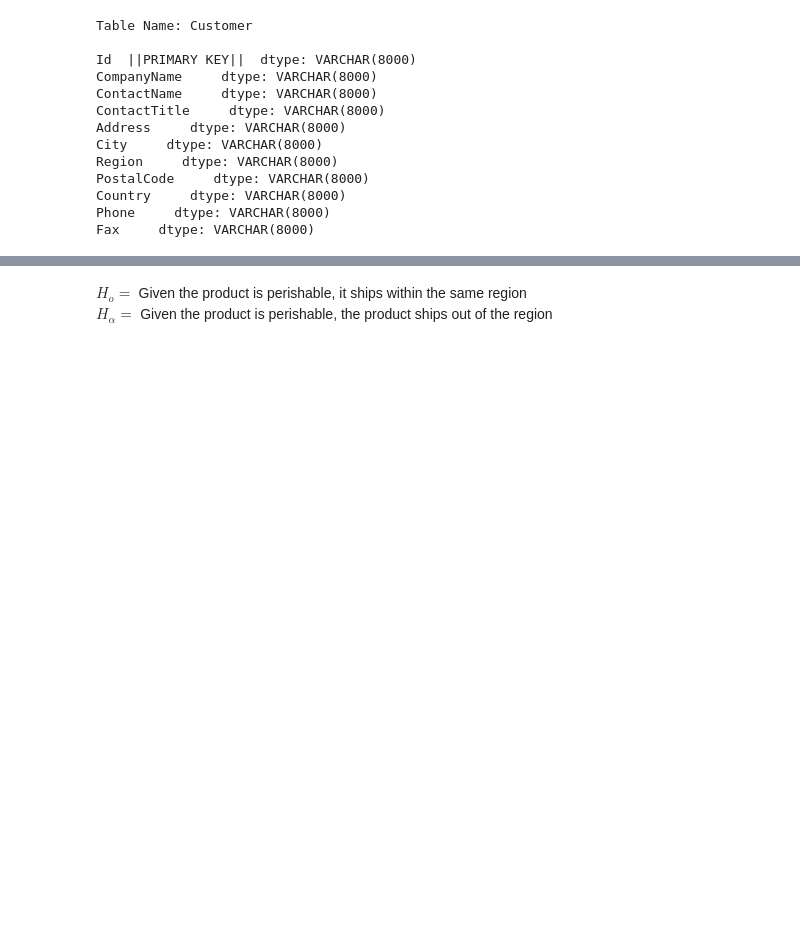
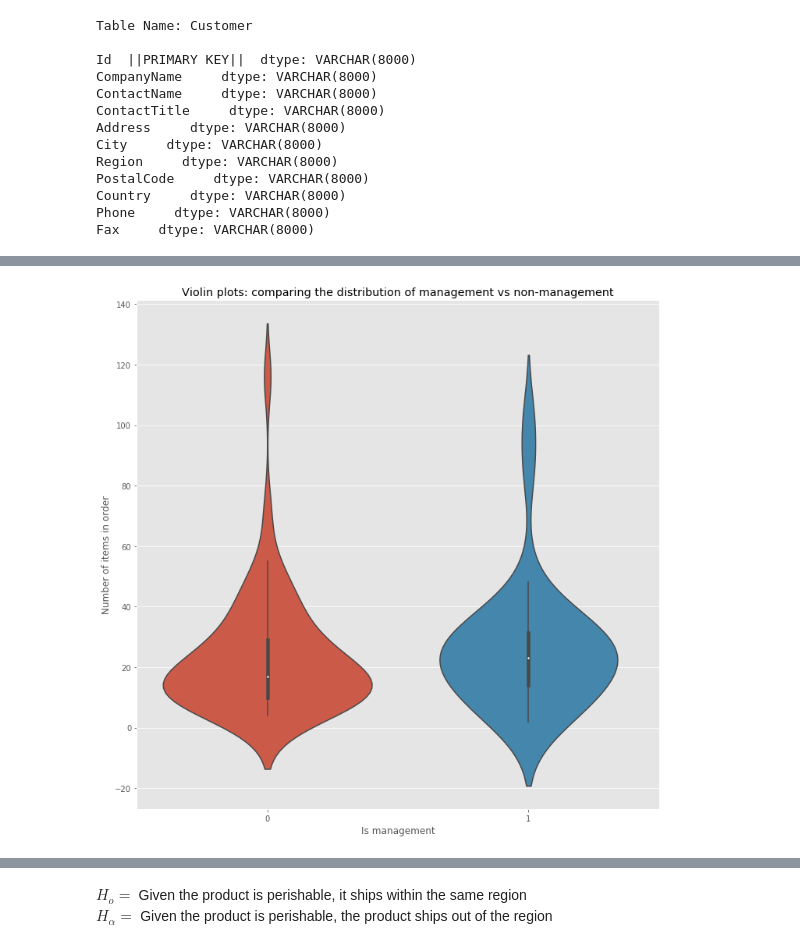
Before and after one commit to Socjon/dsc-2-final-project-online-ds-pt-100118, a Jupyter notebook: rough.ipynb, the cells around one changed output, grey strips where cells are left out. Cells and saved outputs as stored; diff of their text form; code cells hidden in the pictures; blank space fills up the shorter version.

```diff
--- a/rough.ipynb
+++ b/rough.ipynb
@@ -24,8 +24,10 @@ from statsmodels.formula.api import ols
 from statsmodels.stats.multicomp import pairwise_tukeyhsd
 from statsmodels.stats.multicomp import MultiComparison
 
-from scipy.stats import ttest_1samp
-from scipy.stats import levene, shapiro, probplot
+from scipy.stats import ttest_1samp, ttest_ind
+from scipy.stats import levene, shapiro
+
+plt.style.use('ggplot')
 # %%
 #engine = create_engine('sqlite:///Northwind_large.sqlite', echo=True)
 engine = create_engine('sqlite:///Northwind_small.sqlite', echo=True)
@@ -829,0 +819,3 @@ Name: ContactTitle, dtype: int64
+# %%
+df.drop(index=0, inplace=True)
+df.describe()
@@ -829,0 +832,2 @@ Name: ContactTitle, dtype: int64
+# %%
+df['is_mgmt'] = np.where(df.ContactTitle.str.contains('anager'),1,0) #also could have used .lower() to include the full word
@@ -829,0 +848,8 @@ Name: ContactTitle, dtype: int64
+# %%
+plt.figure(figsize=(12,12))
+sns.violinplot(y='orders_placed',x='is_mgmt', data=df)
+plt.title('Violin plots: comparing the distribution of management vs non-management')
+plt.xlabel('Is management')
+plt.ylabel('Number of items in order');
+# %% [output]
+[figure, added]
```
Also changed, not shown: parts of 41 cells of this notebook.
